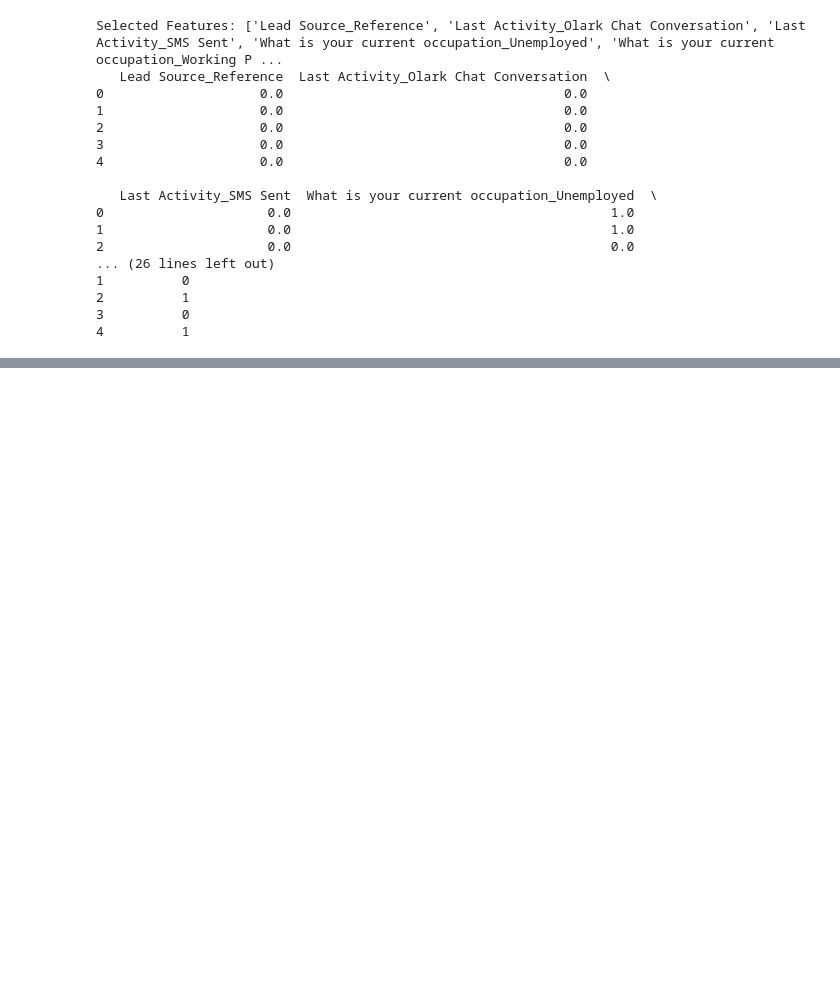
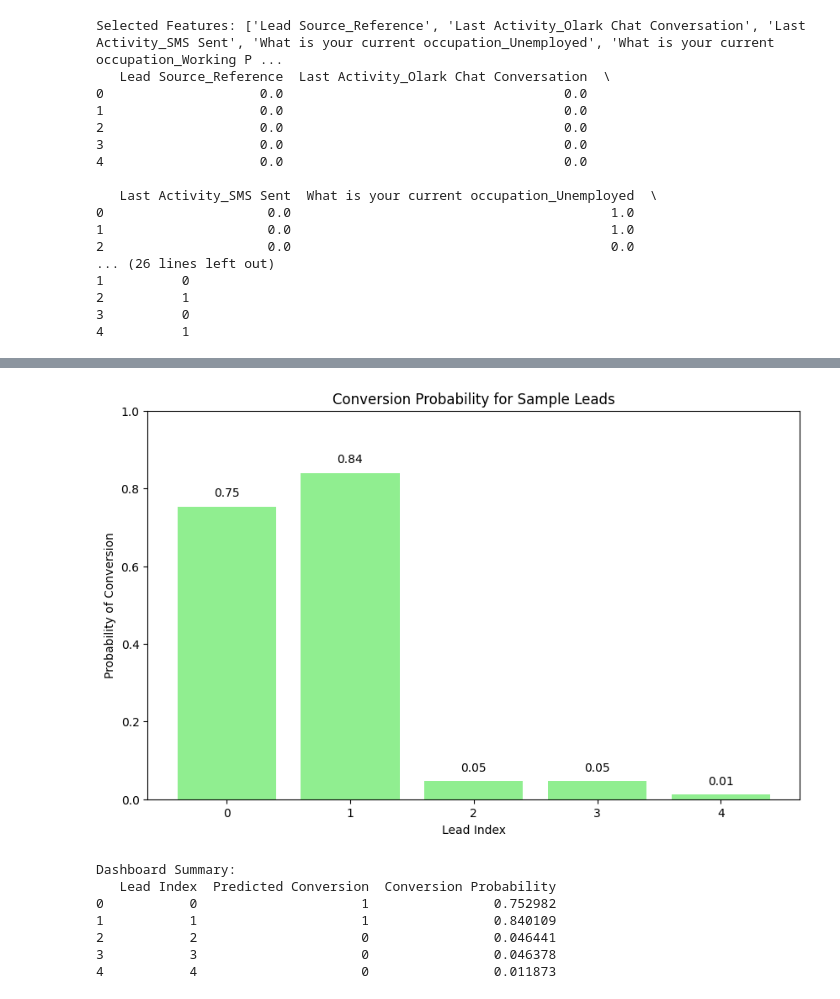
Before and after one commit to Shahbazi-Amir/smartlead_lead_scoring, a Jupyter notebook: smartlead_lead_scoring.ipynb, the cells around one changed output, grey strips where cells are left out. Cells and saved outputs as stored; diff of their text form; code cells hidden in the pictures; blank space fills up the shorter version.

```diff
--- a/smartlead_lead_scoring.ipynb
+++ b/smartlead_lead_scoring.ipynb
@@ -397,0 +618,38 @@ Selected Features: ['Lead Source_Reference', 'Last Activity_Olark Chat Conversat
+# %%
+# Assume 'best_model' is the optimized model from the previous step
+# Use the first 5 rows of the test set as a sample
+sample_data = X_test.iloc[:5].copy()
+sample_predictions = best_model.predict(sample_data)
+sample_probabilities = best_model.predict_proba(sample_data)[:, 1]
+
+# Create a DataFrame for the dashboard
+dashboard_df = pd.DataFrame({
+    'Lead Index': range(5),
+    'Predicted Conversion': sample_predictions,
+    'Conversion Probability': sample_probabilities
+})
+
+# Plot the conversion probabilities
+plt.figure(figsize=(10, 6))
+bars = plt.bar(dashboard_df['Lead Index'], dashboard_df['Conversion Probability'], color='lightgreen')
+plt.title('Conversion Probability for Sample Leads')
+plt.xlabel('Lead Index')
+plt.ylabel('Probability of Conversion')
+plt.ylim(0, 1)
+for bar, prob in zip(bars, dashboard_df['Conversion Probability']):
+    plt.text(bar.get_x() + bar.get_width() / 2, bar.get_height() + 0.02, f'{prob:.2f}',
+             ha='center', va='bottom')
+plt.show()
+
+# Display the dashboard table
+print("\nDashboard Summary:")
+print(dashboard_df)
+# %% [output]
+[figure, added]
+Dashboard Summary:
+   Lead Index  Predicted Conversion  Conversion Probability
+0           0                     1                0.752982
+1           1                     1                0.840109
+2           2                     0                0.046441
+3           3                     0                0.046378
+4           4                     0                0.011873
```
Also changed, not shown: parts of 6 cells of this notebook, 2 other files.
